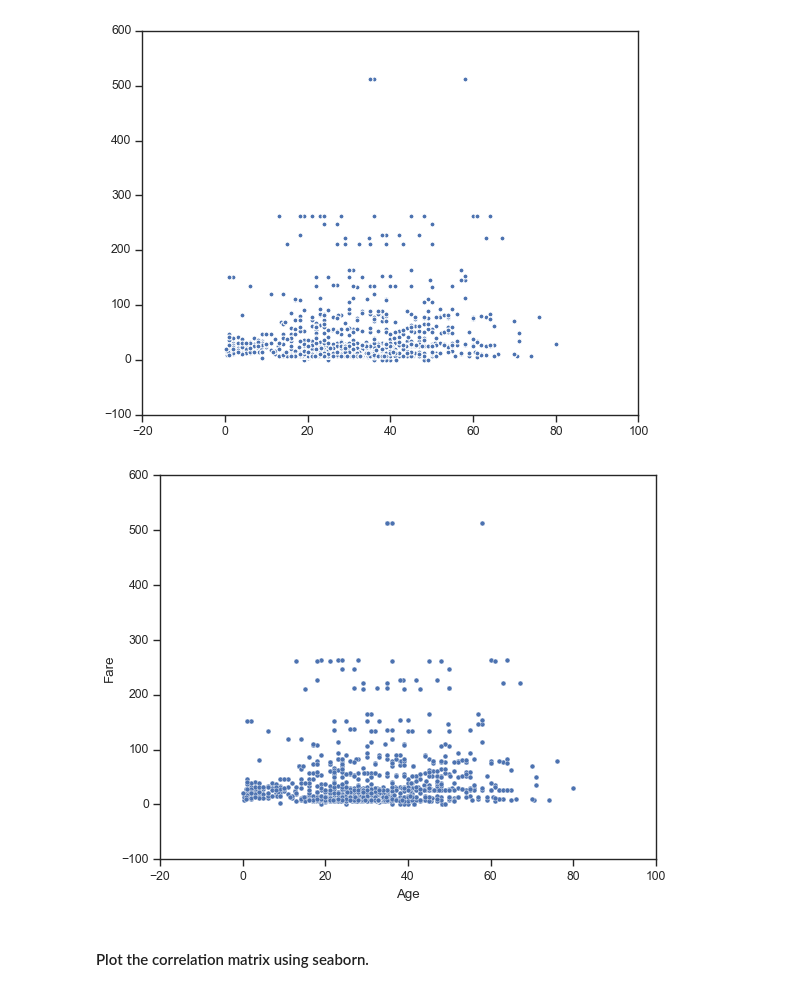
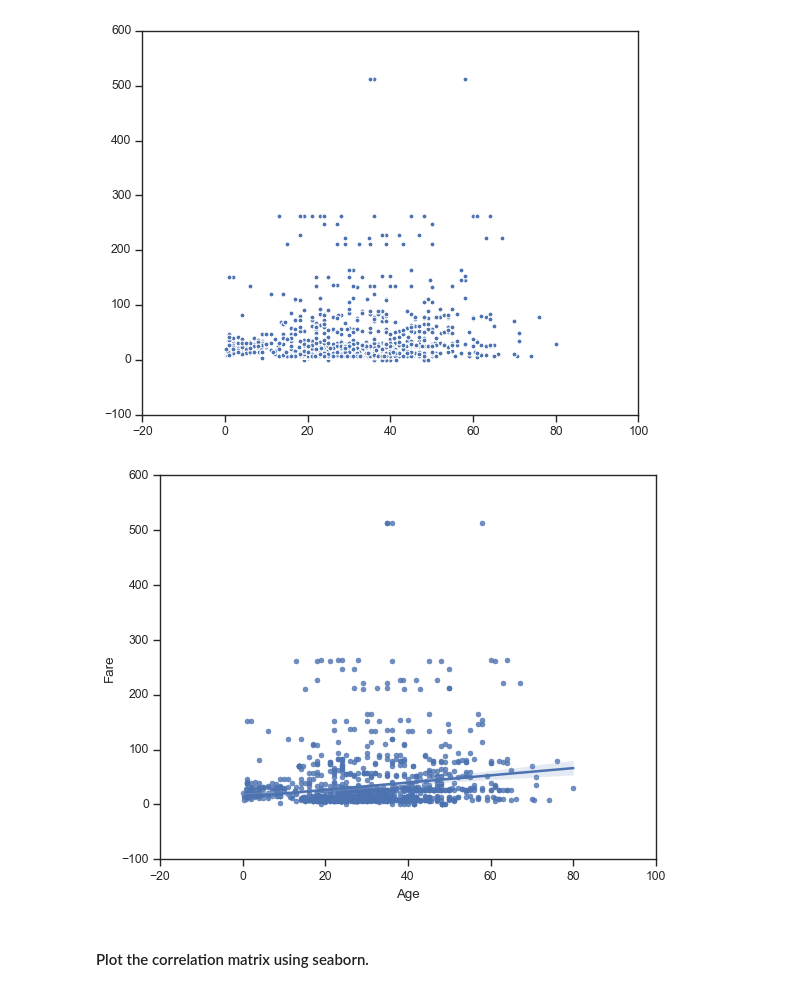
Before and after one commit to eric-martinet/IRONLABS, a Jupyter notebook: Module02/Lab_1_Matplotlib-and-Seaborn/main.ipynb, the cells around one changed output. Drawn from its saved outputs; the diff is of its cells as text; code cells hidden in the pictures.

```diff
--- a/Module02/Lab_1_Matplotlib-and-Seaborn/main.ipynb
+++ b/Module02/Lab_1_Matplotlib-and-Seaborn/main.ipynb
@@ -451,10 +451,10 @@ plt.show()
 [figure]
 # %%
 # Method 2 - seaborn
-sns.scatterplot(titanic.Age, titanic.Fare)
+sns.regplot(x = titanic.Age, y = titanic.Fare)
 plt.show()
 # %% [output]
-[figure, old version]
+[figure, new version]
 # %% [markdown]
 #### Plot the correlation matrix using seaborn.
 # %%
```
Also changed, not shown: parts of 7 cells of this notebook, 1 other file.
